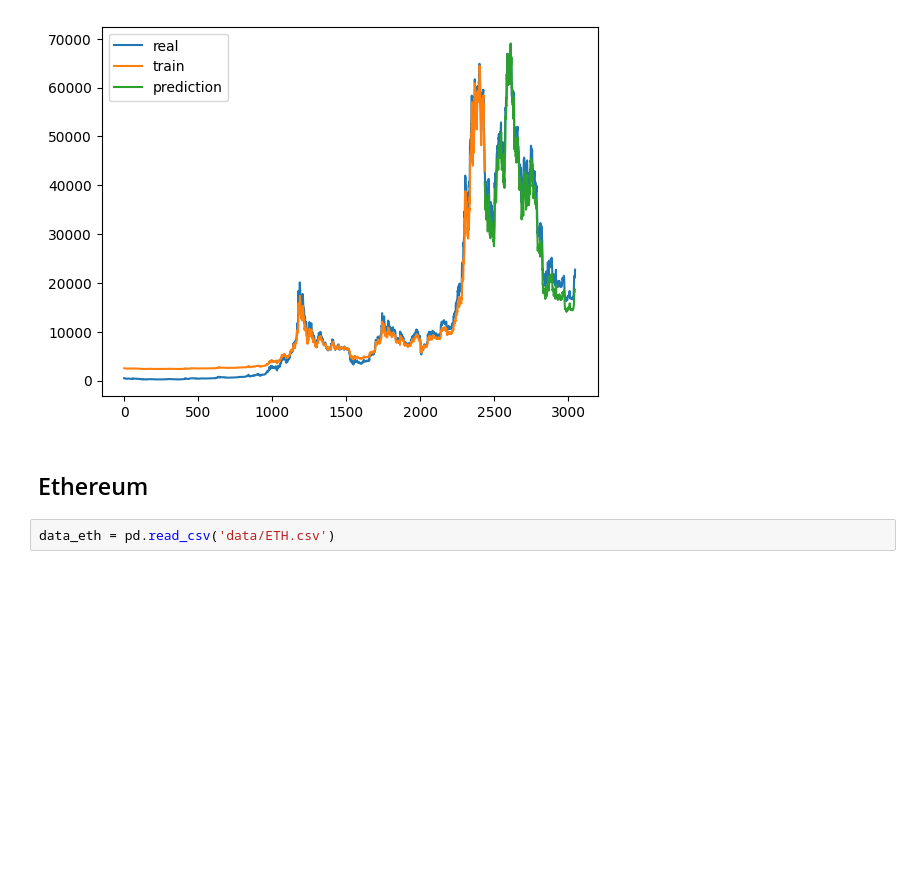
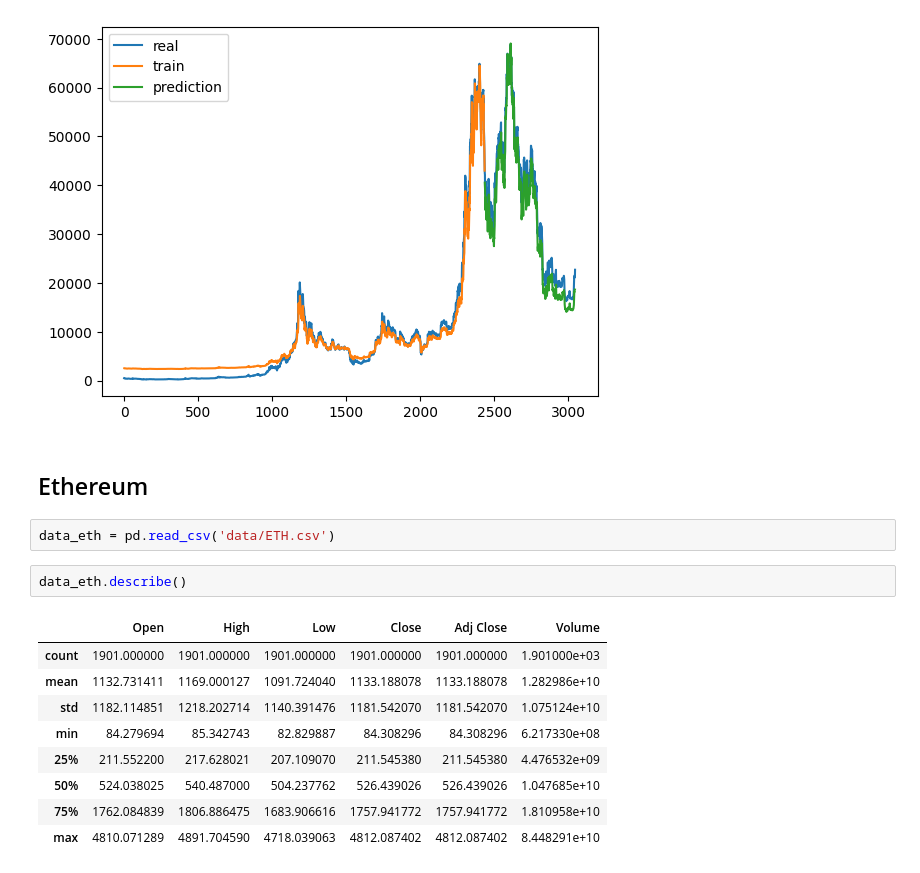
Before and after one commit to celdond/Crypto-Prediction-Set, a Jupyter notebook: bitcoin.ipynb, the cells around one changed output. Drawn from its saved outputs; the diff is of its cells as text; blank space fills up the shorter version.

```diff
--- a/bitcoin.ipynb
+++ b/bitcoin.ipynb
@@ -196,3 +196,15 @@ Test Score: 3024.54 RMSE
 ## Ethereum
 # %%
 data_eth = pd.read_csv('data/ETH.csv')
+# %%
+data_eth.describe()
+# %% [output]
+|  | Open | High | Low | Close | Adj Close | Volume |
+| count | 1901.000000 | 1901.000000 | 1901.000000 | 1901.000000 | 1901.000000 | 1.901000e+03 |
+| mean | 1132.731411 | 1169.000127 | 1091.724040 | 1133.188078 | 1133.188078 | 1.282986e+10 |
+| std | 1182.114851 | 1218.202714 | 1140.391476 | 1181.542070 | 1181.542070 | 1.075124e+10 |
+| min | 84.279694 | 85.342743 | 82.829887 | 84.308296 | 84.308296 | 6.217330e+08 |
+| 25% | 211.552200 | 217.628021 | 207.109070 | 211.545380 | 211.545380 | 4.476532e+09 |
+| 50% | 524.038025 | 540.487000 | 504.237762 | 526.439026 | 526.439026 | 1.047685e+10 |
+| 75% | 1762.084839 | 1806.886475 | 1683.906616 | 1757.941772 | 1757.941772 | 1.810958e+10 |
+| max | 4810.071289 | 4891.704590 | 4718.039063 | 4812.087402 | 4812.087402 | 8.448291e+10 |
```
Also changed, not shown: parts of 1 cell of this notebook.
